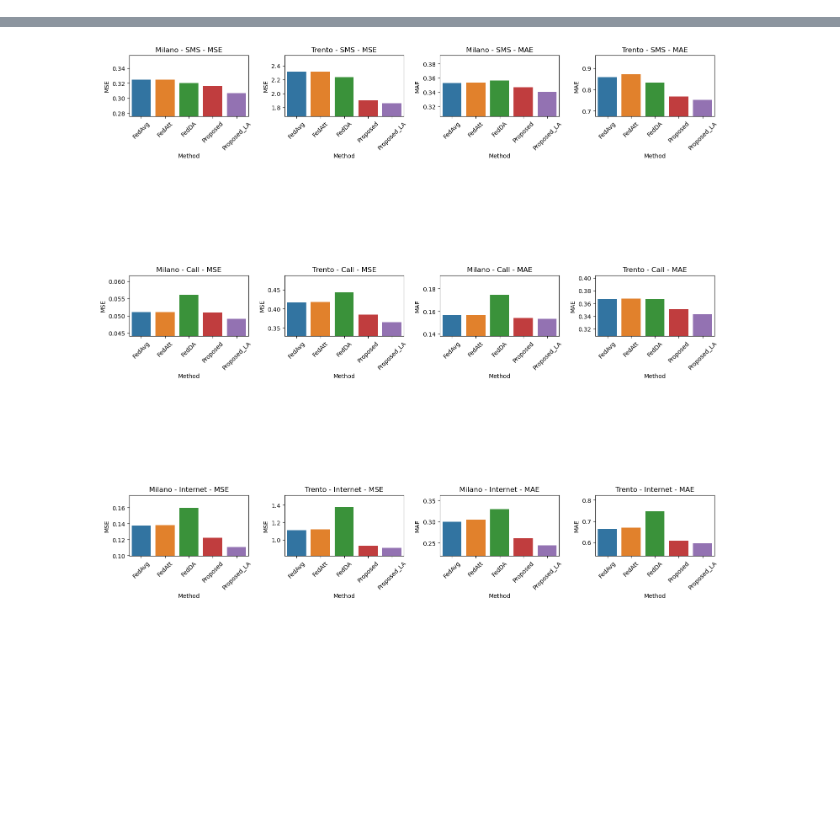
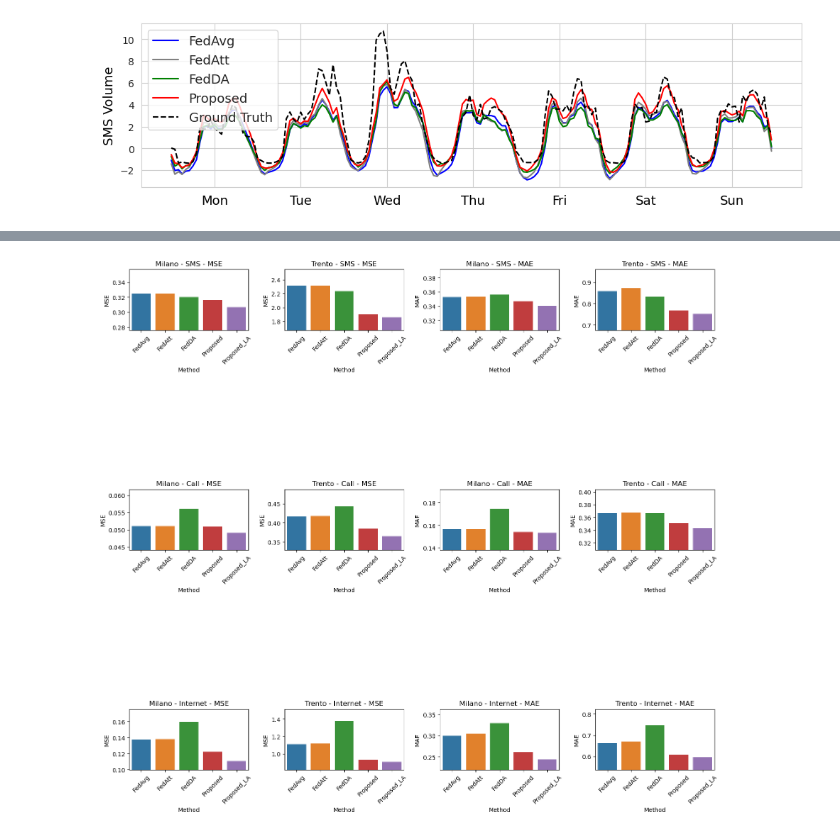
Before and after one commit to Seungyeol2/FL_LTSF, a Jupyter notebook: performance_eval.ipynb, the cells around one changed output, grey strips where cells are left out. Drawn from its saved outputs; the diff is of its cells as text; code cells hidden in the pictures; blank space fills up the shorter version.

```diff
--- a/performance_eval.ipynb
+++ b/performance_eval.ipynb
@@ -43,0 +146,52 @@ Index(['35', '157', '214', '370', '383', '436', '484', '495', '504', '521',
+# %%
+# Trento[SMS]
+
+#Load Data
+turth_loaded = pd.read_csv('[proposed] File:trento.h5_Type:sms_MSE:1.8586_MAE:0.7512_truth.csv')
+FedAtt_df_pred_loaded = pd.read_csv('[FedAtt] File:trento.h5_Type:sms_MSE:2.3168_MAE:0.8722_predictions.csv')
+FedAvg_df_pred_loaded = pd.read_csv('[FedAvg] File:trento.h5_Type:sms_MSE:2.3127_MAE:0.8582_predictions.csv')
+FedDA_df_pred_loaded = pd.read_csv('[FedDA] File:trento.h5_Type:sms_MSE:2.2380_MAE:0.8234_predictions.csv')
+Proposed_df_pred_loaded = pd.read_csv('[proposed] File:trento.h5_Type:sms_MSE:1.8586_MAE:0.7512_predictions.csv')
+
+cell = 9335
+
+# 2. 각 알고리즘의 예측값 추출
+FedAvg_pred = FedAvg_df_pred_loaded[str(cell)]
+FedAtt_pred = FedAtt_df_pred_loaded[str(cell)]
+FedDA_pred = FedDA_df_pred_loaded[str(cell)]
+Proposed_pred = Proposed_df_pred_loaded[str(cell)]
+truth_values = turth_loaded[str(cell)]  # 모든 알고리즘의 실제값은 동일하므로 하나만 사용
+
+
+# 스케일링 요소 설정
+k = 2
+
+# 두 예측값의 중간값 계산
+mid_values = (FedAvg_pred + FedAtt_pred) / 2
+
+# 중간값으로부터의 각 예측값의 차이에 스케일링 요소를 곱하여 새로운 예측값 계산
+scaled_FedAvg_pred = mid_values + k * (FedAvg_pred - mid_values)
+scaled_FedAtt_pred = mid_values + k * (FedAtt_pred - mid_values)
+
+# 3. 추출한 예측값들을 시각화하고 비교
+import matplotlib.pyplot as plt
+
+plt.figure(figsize=(12, 3))
+plt.plot(scaled_FedAvg_pred, label='FedAvg', color='blue')
+plt.plot(scaled_FedAtt_pred, label='FedAtt', color='gray')
+plt.plot(FedDA_pred, label='FedDA', color='green')
+plt.plot(Proposed_pred, label='Proposed', color='red')
+plt.plot(truth_values, label='Ground Truth', color='black', linestyle='dashed')
+
+# 요일로 x축 레이블 설정
+days = ['Mon', 'Tue', 'Wed', 'Thu', 'Fri', 'Sat', 'Sun']
+num_data_points_per_day = len(scaled_FedAvg_pred) // 7
+xticks_positions = [num_data_points_per_day * (i + 0.5) for i in range(7)]
+plt.xticks(xticks_positions, days, fontsize=13, color='black')
+
+plt.legend(loc='upper left', fontsize=13)
+plt.ylabel('SMS Volume', fontsize=13, color='black')
+plt.grid(True)
+plt.show()
+# %% [output]
+[figure, added]
```
Also changed, not shown: parts of 13 cells of this notebook, 2 other files.
